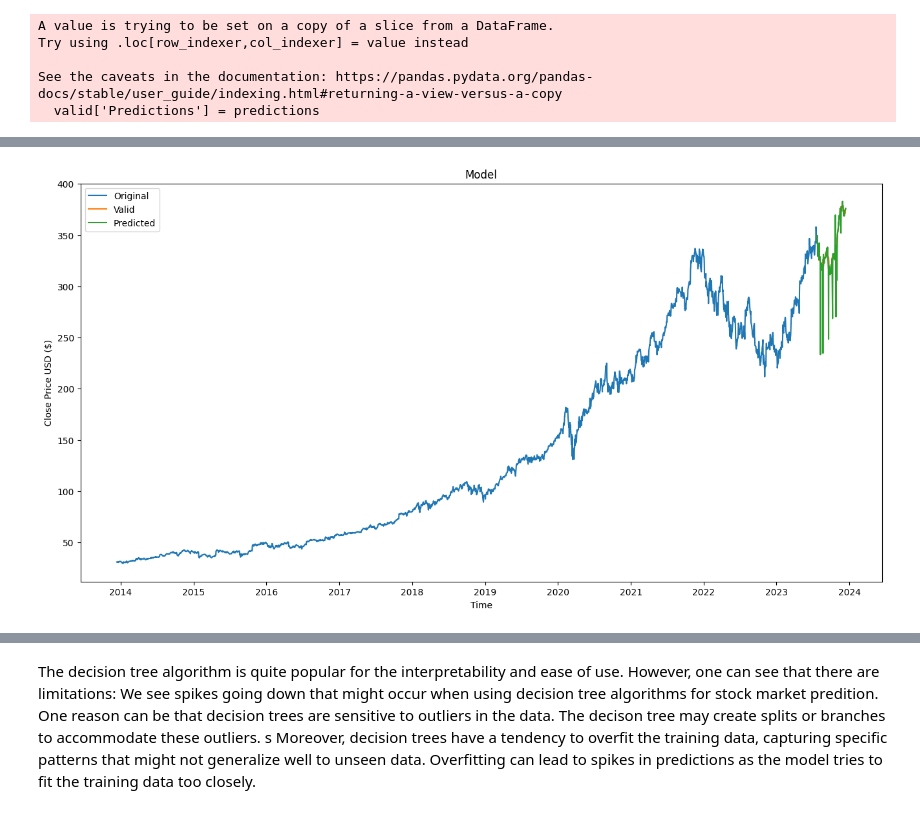
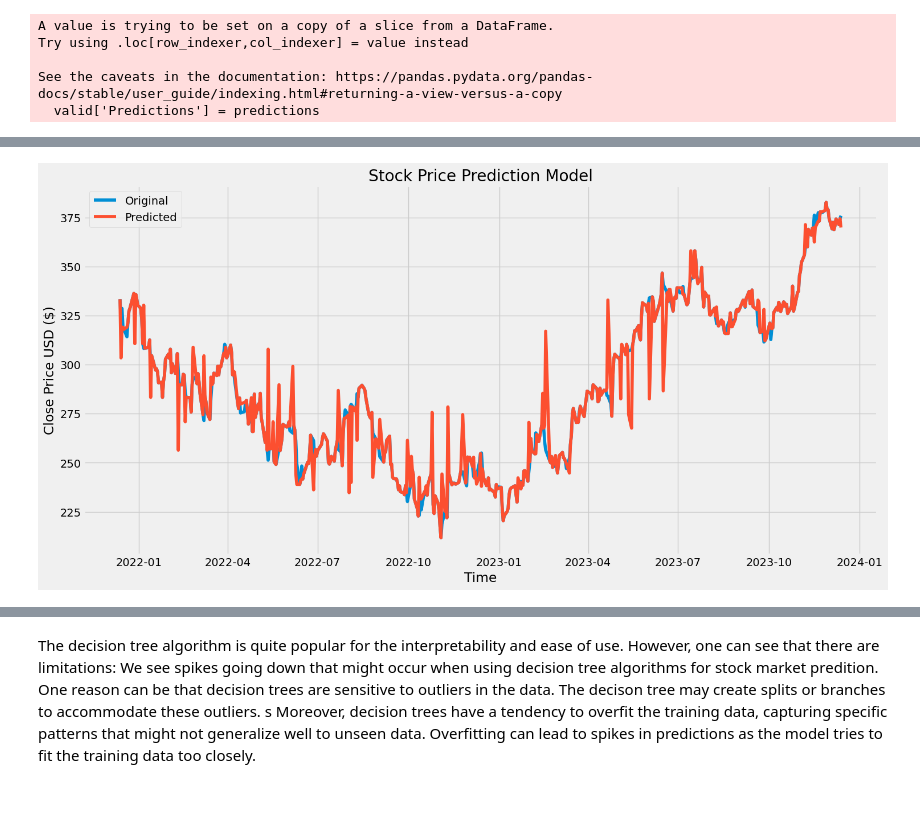
Before and after one commit to kh4n9373/STOCK-PRICE-PREDICTION, a Jupyter notebook: Machine Learning/Decision Tree.ipynb, the cells around one changed output, grey strips where cells are left out. Saved outputs shown, nothing was run; the diff lists cells and outputs as text; code cells hidden in the pictures.

```diff
--- a/Machine Learning/Decision Tree.ipynb
+++ b/Machine Learning/Decision Tree.ipynb
@@ -2,10 +2,12 @@
 import pandas as pd
 import numpy as np
 import matplotlib.pyplot as plt
+import math
 
 from sklearn.tree import DecisionTreeRegressor
 from sklearn.linear_model import LinearRegression
 from sklearn.model_selection import train_test_split
+plt.style.use('fivethirtyeight')
 # %%
 
 # Read the CSV file
@@ -35,6 +37,6 @@ plt.show()
 # %%
-# Predicting 100 days into the future.
-future_days = 100
+# Predicting 20% days into the future.
+future_days = math.ceil(df_stock.shape[0]*0.2)
 df_prediction = df_stock[['Open','High','Low','Close']]
 df_prediction = pd.DataFrame(df_prediction)
 df_prediction['Prediction'] = df_prediction['Close'].shift(-future_days)
@@ -119,11 +121,14 @@ See the caveats in the documentation: https://pandas.pydata.org/pandas-docs/stab
 # %%
+df_prediction = df_prediction[df_prediction.index >= '2022-06-01']
+
+
 plt.figure(figsize=(16,8))
-plt.title("Model")
+plt.title("Stock Price Prediction Model")
 plt.xlabel('Time')
 plt.ylabel('Close Price USD ($)')
-plt.plot(df_prediction['Close'])
+# plt.plot(df_prediction['Close'])
 plt.plot(valid[['Close', 'Predictions']])
-plt.legend(["Original", "Valid", 'Predicted'])
+plt.legend(["Original", 'Predicted'])
 plt.show()
 # %% [output]
-[figure, old version]
+[figure, new version]
```
Also changed, not shown: parts of 6 cells of this notebook.
